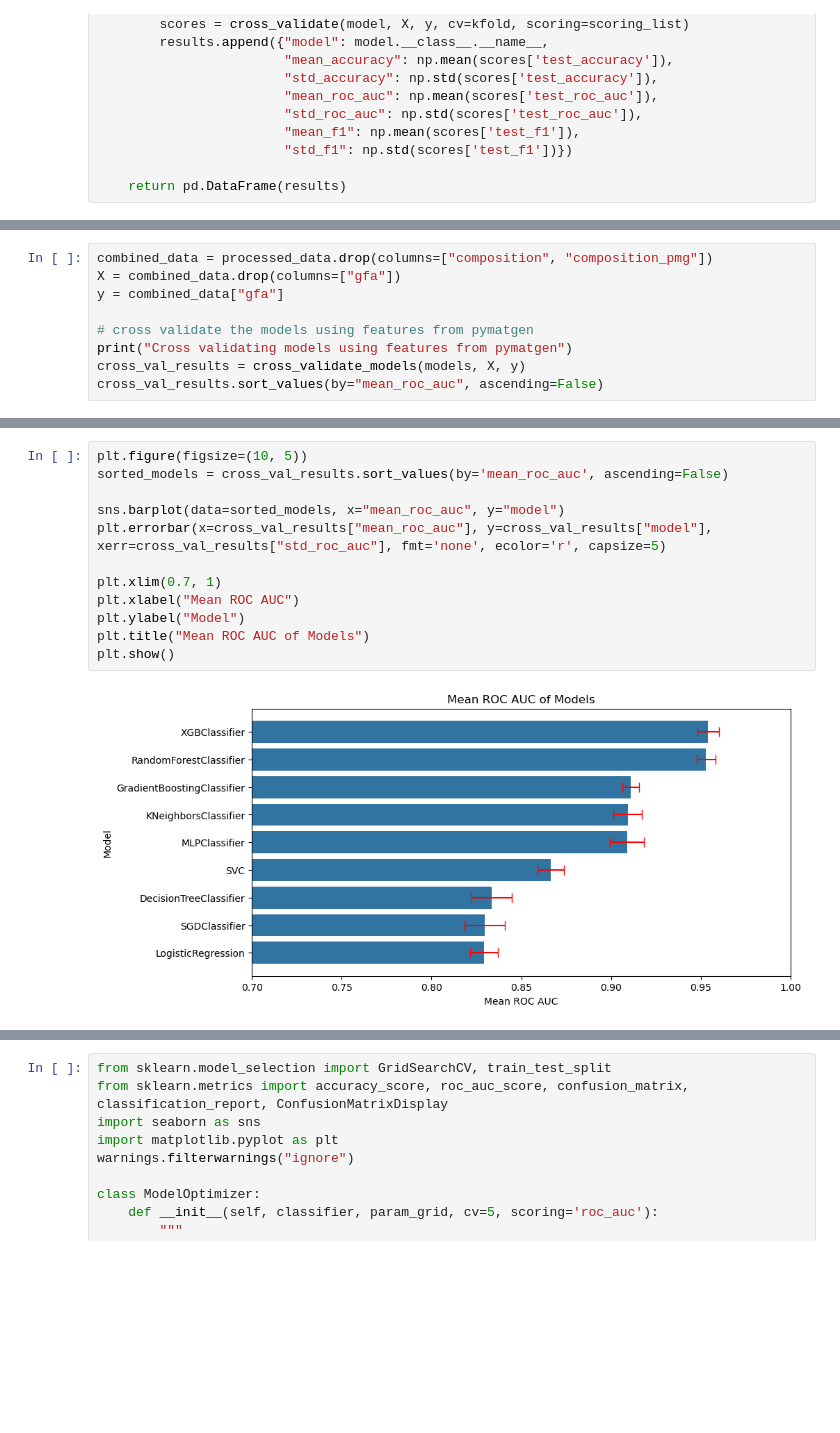
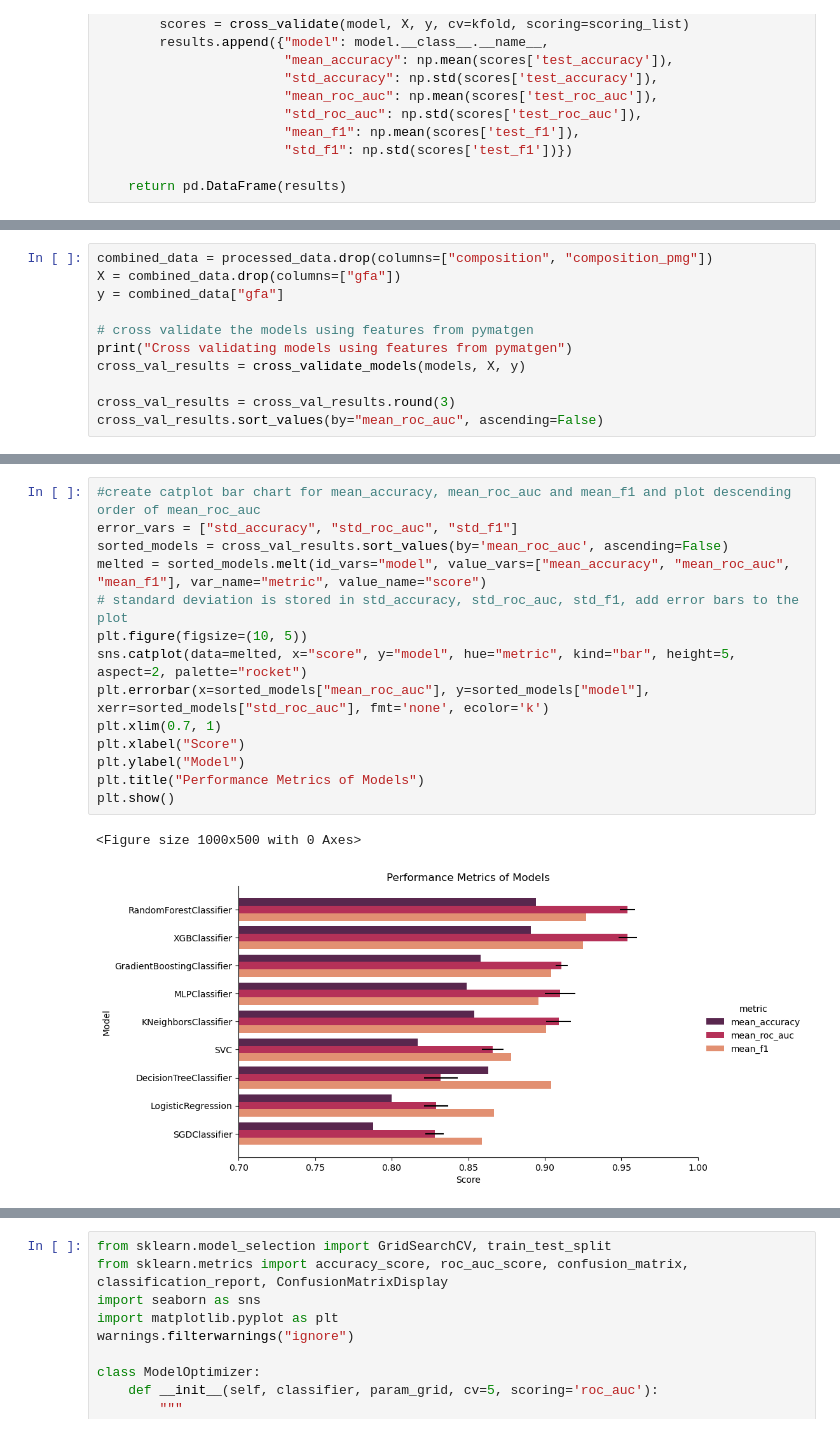
Before and after one commit to abhi0raj/Amorphous-classifier, a Jupyter notebook: main.ipynb, the cells around one changed output, grey strips where cells are left out. Drawn from its saved outputs; the diff is of its cells as text; blank space fills up the shorter version.

```diff
--- a/main.ipynb
+++ b/main.ipynb
@@ -390,6 +394,8 @@ y = combined_data["gfa"]
 # cross validate the models using features from pymatgen
 print("Cross validating models using features from pymatgen")
 cross_val_results = cross_validate_models(models, X, y)
+
+cross_val_results = cross_val_results.round(3)
 cross_val_results.sort_values(by="mean_roc_auc", ascending=False)
 # %% [output]
 Cross validating models using features from pymatgen
@@ -406,14 +412,17 @@ Cross validating models using features from pymatgen
 # %%
+#create catplot bar chart for mean_accuracy, mean_roc_auc and mean_f1 and plot descending order of mean_roc_auc
+error_vars = ["std_accuracy", "std_roc_auc", "std_f1"]
+sorted_models = cross_val_results.sort_values(by='mean_roc_auc', ascending=False)
+melted = sorted_models.melt(id_vars="model", value_vars=["mean_accuracy", "mean_roc_auc", "mean_f1"], var_name="metric", value_name="score")
+# standard deviation is stored in std_accuracy, std_roc_auc, std_f1, add error bars to the plot
 plt.figure(figsize=(10, 5))
-sorted_models = cross_val_results.sort_values(by='mean_roc_auc', ascending=False)
-
-sns.barplot(data=sorted_models, x="mean_roc_auc", y="model")
-plt.errorbar(x=cross_val_results["mean_roc_auc"], y=cross_val_results["model"], xerr=cross_val_results["std_roc_auc"], fmt='none', ecolor='r', capsize=5)
-
+sns.catplot(data=melted, x="score", y="model", hue="metric", kind="bar", height=5, aspect=2, palette="rocket")
+plt.errorbar(x=sorted_models["mean_roc_auc"], y=sorted_models["model"], xerr=sorted_models["std_roc_auc"], fmt='none', ecolor='k')
 plt.xlim(0.7, 1)
-plt.xlabel("Mean ROC AUC")
+plt.xlabel("Score")
 plt.ylabel("Model")
-plt.title("Mean ROC AUC of Models")
+plt.title("Performance Metrics of Models")
 plt.show()
 # %% [output]
+<Figure size 1000x500 with 0 Axes>
-[figure, old version]
+[figure, new version]
```
Also changed, not shown: parts of 10 cells of this notebook, 1 other file.
